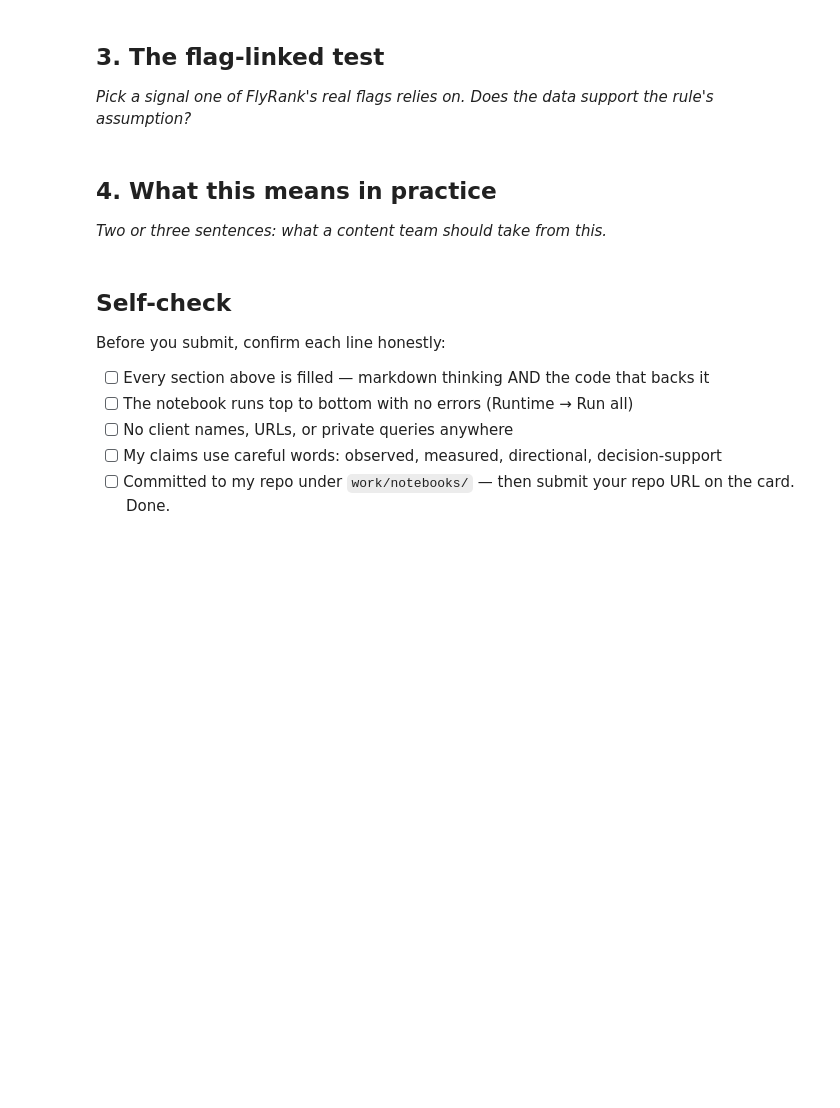
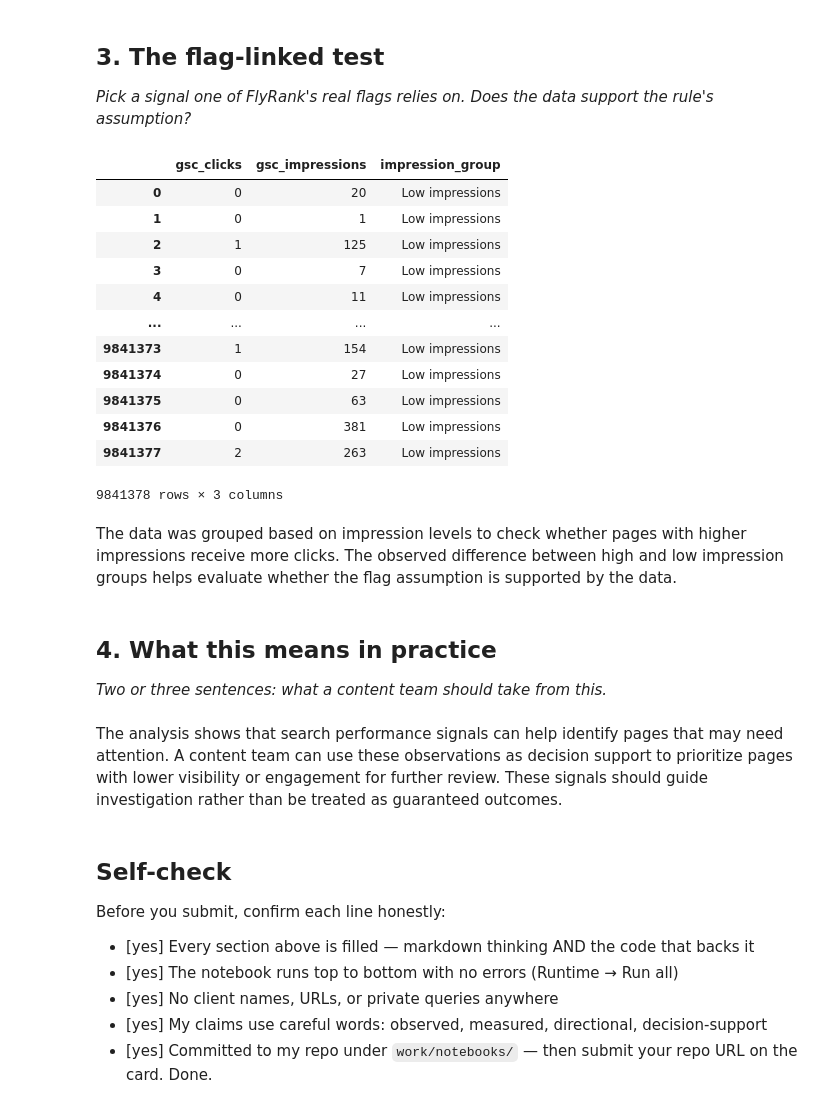
Before and after one commit to MrNICEForBonusWinner/flyrank-ml-internship-starter, a Jupyter notebook: work/notebooks/w04_signal_audit.ipynb, the cells around one changed output. Saved outputs shown, nothing was run; the diff lists cells and outputs as text; code cells hidden in the pictures; blank space fills up the shorter version.

```diff
--- a/work/notebooks/w04_signal_audit.ipynb
+++ b/work/notebooks/w04_signal_audit.ipynb
@@ -30,3 +105,34 @@ This skeleton is yours to fill. Work the sections **in order** — each one has
+# %%
+query = """
+SELECT
+    gsc_clicks,
+    gsc_impressions,
+
+    CASE
+        WHEN gsc_impressions > 1000 THEN 'High impressions'
+        ELSE 'Low impressions'
+    END AS impression_group
+
+FROM 'hf://datasets/FlyRank/internship-warehouse/fact_content_daily_performance/month=2026-03/data_0.parquet'
+"""
+
+display(con.sql(query).df())
+# %% [output]
+|  | gsc_clicks | gsc_impressions | impression_group |
+| 0 | 0 | 20 | Low impressions |
+| 1 | 0 | 1 | Low impressions |
+| 2 | 1 | 125 | Low impressions |
+| 3 | 0 | 7 | Low impressions |
+| 4 | 0 | 11 | Low impressions |
+| ... | ... | ... | ... |
+| 9841373 | 1 | 154 | Low impressions |
+| 9841374 | 0 | 27 | Low impressions |
+| 9841375 | 0 | 63 | Low impressions |
+| 9841376 | 0 | 381 | Low impressions |
+| 9841377 | 2 | 263 | Low impressions |
+9841378 rows × 3 columns
+# %% [markdown]
+The data was grouped based on impression levels to check whether pages with higher impressions receive more clicks. The observed difference between high and low impression groups helps evaluate whether the flag assumption is supported by the data.
 # %% [markdown]
 ## 4. What this means in practice
 
@@ -37,10 +140,12 @@ This skeleton is yours to fill. Work the sections **in order** — each one has
+# %% [markdown]
+The analysis shows that search performance signals can help identify pages that may need attention. A content team can use these observations as decision support to prioritize pages with lower visibility or engagement for further review. These signals should guide investigation rather than be treated as guaranteed outcomes.
 # %% [markdown]
 ## Self-check
 
 Before you submit, confirm each line honestly:
 
-- [ ] Every section above is filled — markdown thinking AND the code that backs it
-- [ ] The notebook runs top to bottom with no errors (Runtime → Run all)
-- [ ] No client names, URLs, or private queries anywhere
-- [ ] My claims use careful words: observed, measured, directional, decision-support
-- [ ] Committed to my repo under `work/notebooks/` — then submit your repo URL on the card. Done.
+- [yes] Every section above is filled — markdown thinking AND the code that backs it
+- [yes] The notebook runs top to bottom with no errors (Runtime → Run all)
+- [yes] No client names, URLs, or private queries anywhere
+- [yes] My claims use careful words: observed, measured, directional, decision-support
+- [yes] Committed to my repo under `work/notebooks/` — then submit your repo URL on the card. Done.
```
Also changed, not shown: parts of 10 cells of this notebook.
